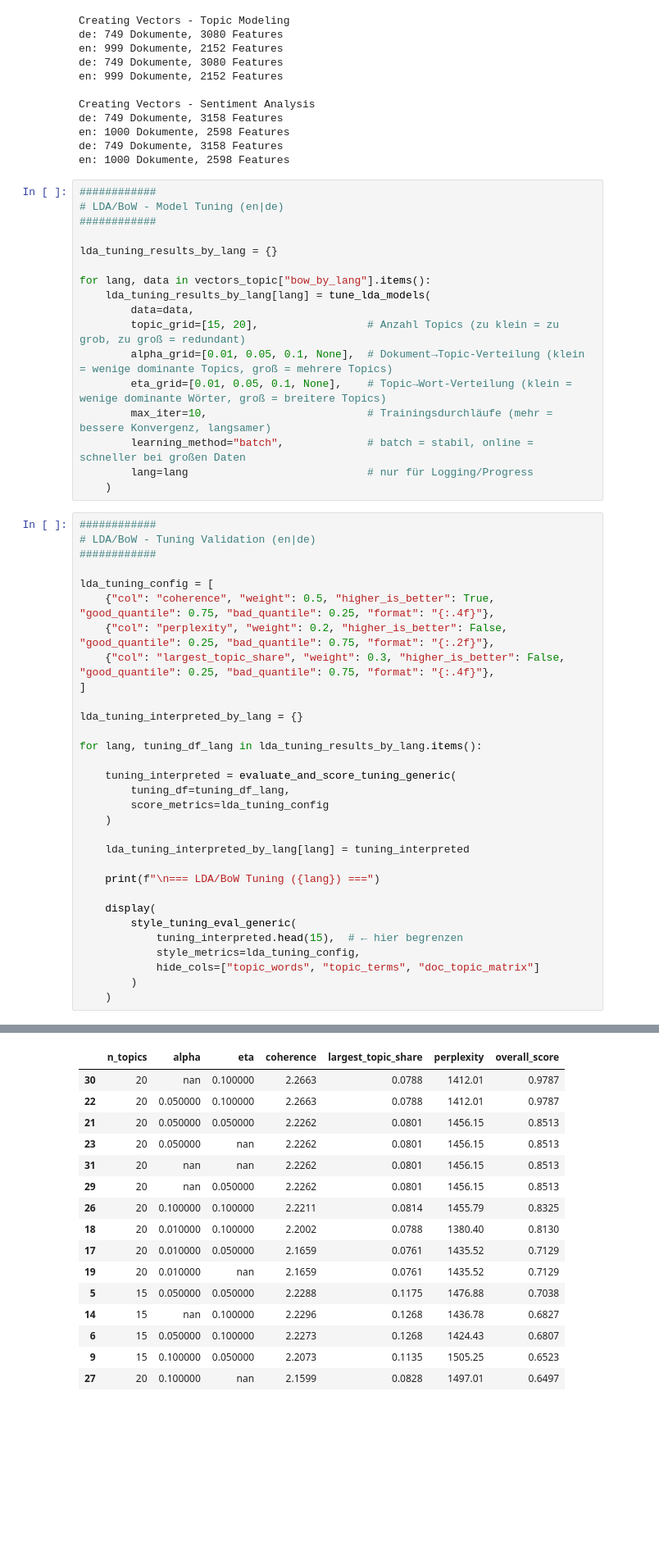
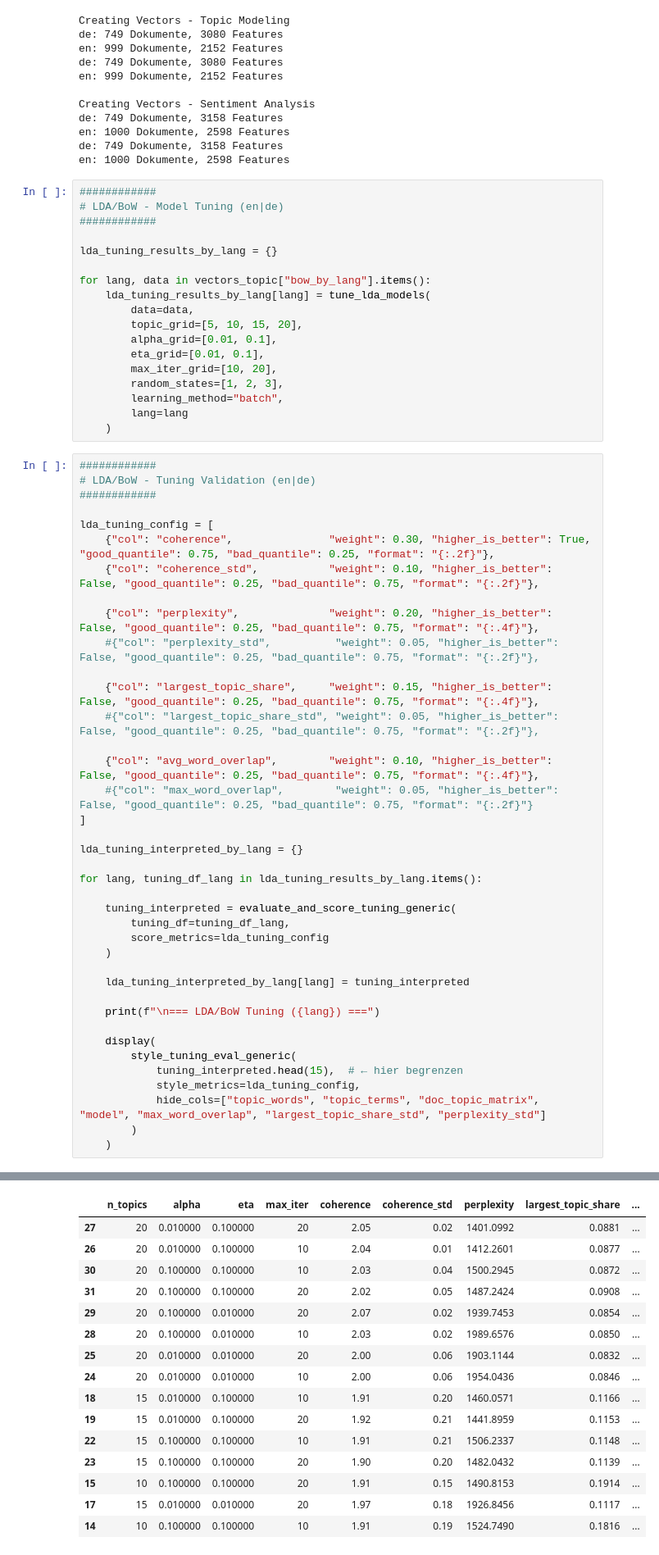
Before and after one commit to schustal-cpu/analyze_message_topics, a Jupyter notebook: analyze_data.ipynb, the cells around one changed output, grey strips where cells are left out. Shown at 82% size. Cells and saved outputs as stored; diff of their text form; blank space fills up the shorter version.

Commit message:
optimized model training

```diff
--- a/analyze_data.ipynb
+++ b/analyze_data.ipynb
@@ -216,60 +216,69 @@ lda_tuning_results_by_lang = {}
 for lang, data in vectors_topic["bow_by_lang"].items():
     lda_tuning_results_by_lang[lang] = tune_lda_models(
         data=data,
-        topic_grid=[15, 20],                 # Anzahl Topics (zu klein = zu grob, zu groß = redundant)
-        alpha_grid=[0.01, 0.05, 0.1, None],  # Dokument→Topic-Verteilung (klein = wenige dominante Topics, groß = mehrere Topics)
-        eta_grid=[0.01, 0.05, 0.1, None],    # Topic→Wort-Verteilung (klein = wenige dominante Wörter, groß = breitere Topics)
-        max_iter=10,                         # Trainingsdurchläufe (mehr = bessere Konvergenz, langsamer)
-        learning_method="batch",             # batch = stabil, online = schneller bei großen Daten
-        lang=lang                            # nur für Logging/Progress
+        topic_grid=[5, 10, 15, 20],
+        alpha_grid=[0.01, 0.1],
+        eta_grid=[0.01, 0.1],
+        max_iter_grid=[10, 20],
+        random_states=[1, 2, 3],
+        learning_method="batch",
+        lang=lang
     )
 # %%
 ############
 # LDA/BoW - Tuning Validation (en|de)
 ############
 
 lda_tuning_config = [
-    {"col": "coherence", "weight": 0.5, "higher_is_better": True,  "good_quantile": 0.75, "bad_quantile": 0.25, "format": "{:.4f}"},
-    {"col": "perplexity", "weight": 0.2, "higher_is_better": False, "good_quantile": 0.25, "bad_quantile": 0.75, "format": "{:.2f}"},
-    {"col": "largest_topic_share", "weight": 0.3, "higher_is_better": False, "good_quantile": 0.25, "bad_quantile": 0.75, "format": "{:.4f}"},
+    {"col": "coherence",               "weight": 0.30, "higher_is_better": True,  "good_quantile": 0.75, "bad_quantile": 0.25, "format": "{:.2f}"},
+    {"col": "coherence_std",           "weight": 0.10, "higher_is_better": False, "good_quantile": 0.25, "bad_quantile": 0.75, "format": "{:.2f}"},
+
+    {"col": "perplexity",              "weight": 0.20, "higher_is_better": False, "good_quantile": 0.25, "bad_quantile": 0.75, "format": "{:.4f}"},
+    #{"col": "perplexity_std",          "weight": 0.05, "higher_is_better": False, "good_quantile": 0.25, "bad_quantile": 0.75, "format": "{:.2f}"},
+
+    {"col": "largest_topic_share",     "weight": 0.15, "higher_is_better": False, "good_quantile": 0.25, "bad_quantile": 0.75, "format": "{:.4f}"},
+    #{"col": "largest_topic_share_std", "weight": 0.05, "higher_is_better": False, "good_quantile": 0.25, "bad_quantile": 0.75, "format": "{:.2f}"},
+
+    {"col": "avg_word_overlap",        "weight": 0.10, "higher_is_better": False, "good_quantile": 0.25, "bad_quantile": 0.75, "format": "{:.4f}"},
+    #{"col": "max_word_overlap",        "weight": 0.05, "higher_is_better": False, "good_quantile": 0.25, "bad_quantile": 0.75, "format": "{:.2f}"}
 ]
 
 lda_tuning_interpreted_by_lang = {}
 
 for lang, tuning_df_lang in lda_tuning_results_by_lang.items():
 
     tuning_interpreted = evaluate_and_score_tuning_generic(
         tuning_df=tuning_df_lang,
         score_metrics=lda_tuning_config
     )
 
     lda_tuning_interpreted_by_lang[lang] = tuning_interpreted
 
     print(f"\n=== LDA/BoW Tuning ({lang}) ===")
 
     display(
         style_tuning_eval_generic(
             tuning_interpreted.head(15),  # ← hier begrenzen
             style_metrics=lda_tuning_config,
-            hide_cols=["topic_words", "topic_terms", "doc_topic_matrix"]
+            hide_cols=["topic_words", "topic_terms", "doc_topic_matrix", "model", "max_word_overlap", "largest_topic_share_std", "perplexity_std"]
         )
     )
 # %% [output]
 === LDA/BoW Tuning (de) ===
-|  | n_topics | alpha | eta | coherence | largest_topic_share | perplexity | overall_score |
-| 30 | 20 | nan | 0.100000 | 2.2663 | 0.0788 | 1412.01 | 0.9787 |
-| 22 | 20 | 0.050000 | 0.100000 | 2.2663 | 0.0788 | 1412.01 | 0.9787 |
-| 21 | 20 | 0.050000 | 0.050000 | 2.2262 | 0.0801 | 1456.15 | 0.8513 |
-| 23 | 20 | 0.050000 | nan | 2.2262 | 0.0801 | 1456.15 | 0.8513 |
-| 31 | 20 | nan | nan | 2.2262 | 0.0801 | 1456.15 | 0.8513 |
-| 29 | 20 | nan | 0.050000 | 2.2262 | 0.0801 | 1456.15 | 0.8513 |
-| 26 | 20 | 0.100000 | 0.100000 | 2.2211 | 0.0814 | 1455.79 | 0.8325 |
-| 18 | 20 | 0.010000 | 0.100000 | 2.2002 | 0.0788 | 1380.40 | 0.8130 |
-| 17 | 20 | 0.010000 | 0.050000 | 2.1659 | 0.0761 | 1435.52 | 0.7129 |
-| 19 | 20 | 0.010000 | nan | 2.1659 | 0.0761 | 1435.52 | 0.7129 |
-| 5 | 15 | 0.050000 | 0.050000 | 2.2288 | 0.1175 | 1476.88 | 0.7038 |
-| 14 | 15 | nan | 0.100000 | 2.2296 | 0.1268 | 1436.78 | 0.6827 |
-| 6 | 15 | 0.050000 | 0.100000 | 2.2273 | 0.1268 | 1424.43 | 0.6807 |
-| 9 | 15 | 0.100000 | 0.050000 | 2.2073 | 0.1135 | 1505.25 | 0.6523 |
-| 27 | 20 | 0.100000 | nan | 2.1599 | 0.0828 | 1497.01 | 0.6497 |
+|  | n_topics | alpha | eta | max_iter | coherence | coherence_std | perplexity | largest_topic_share | ... |
+| 27 | 20 | 0.010000 | 0.100000 | 20 | 2.05 | 0.02 | 1401.0992 | 0.0881 | ... |
+| 26 | 20 | 0.010000 | 0.100000 | 10 | 2.04 | 0.01 | 1412.2601 | 0.0877 | ... |
+| 30 | 20 | 0.100000 | 0.100000 | 10 | 2.03 | 0.04 | 1500.2945 | 0.0872 | ... |
+| 31 | 20 | 0.100000 | 0.100000 | 20 | 2.02 | 0.05 | 1487.2424 | 0.0908 | ... |
+| 29 | 20 | 0.100000 | 0.010000 | 20 | 2.07 | 0.02 | 1939.7453 | 0.0854 | ... |
+| 28 | 20 | 0.100000 | 0.010000 | 10 | 2.03 | 0.02 | 1989.6576 | 0.0850 | ... |
+| 25 | 20 | 0.010000 | 0.010000 | 20 | 2.00 | 0.06 | 1903.1144 | 0.0832 | ... |
+| 24 | 20 | 0.010000 | 0.010000 | 10 | 2.00 | 0.06 | 1954.0436 | 0.0846 | ... |
+| 18 | 15 | 0.010000 | 0.100000 | 10 | 1.91 | 0.20 | 1460.0571 | 0.1166 | ... |
+| 19 | 15 | 0.010000 | 0.100000 | 20 | 1.92 | 0.21 | 1441.8959 | 0.1153 | ... |
+| 22 | 15 | 0.100000 | 0.100000 | 10 | 1.91 | 0.21 | 1506.2337 | 0.1148 | ... |
+| 23 | 15 | 0.100000 | 0.100000 | 20 | 1.90 | 0.20 | 1482.0432 | 0.1139 | ... |
+| 15 | 10 | 0.100000 | 0.100000 | 20 | 1.91 | 0.15 | 1490.8153 | 0.1914 | ... |
+| 17 | 15 | 0.010000 | 0.010000 | 20 | 1.97 | 0.18 | 1926.8456 | 0.1117 | ... |
+| 14 | 10 | 0.100000 | 0.100000 | 10 | 1.91 | 0.19 | 1524.7490 | 0.1816 | ... |
 === LDA/BoW Tuning (en) ===
```
Also changed, not shown: parts of 19 cells of this notebook, 2 other files.
